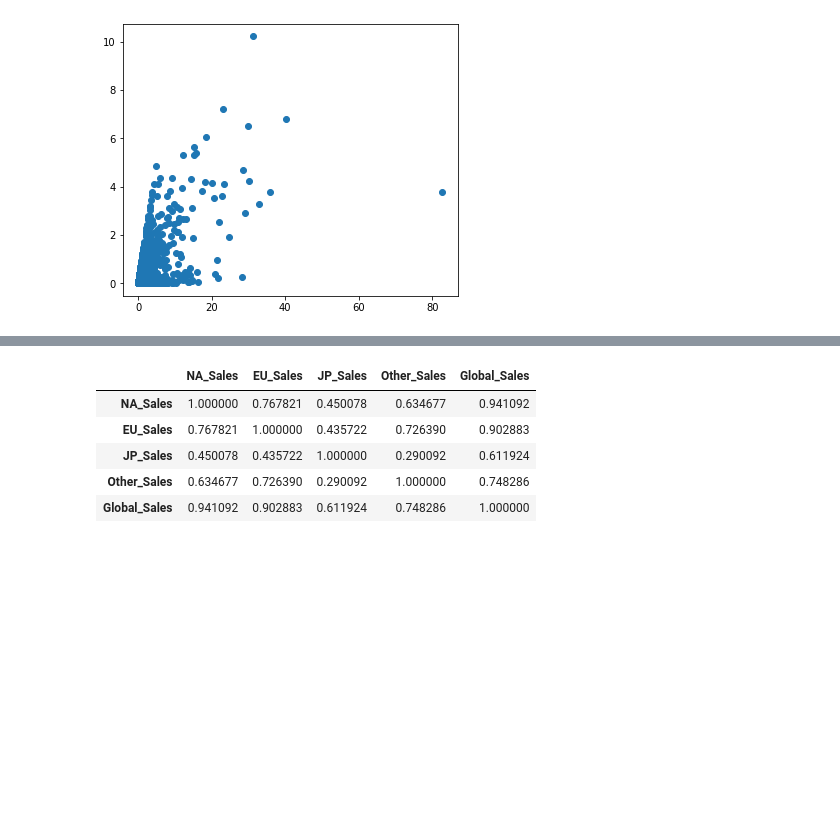
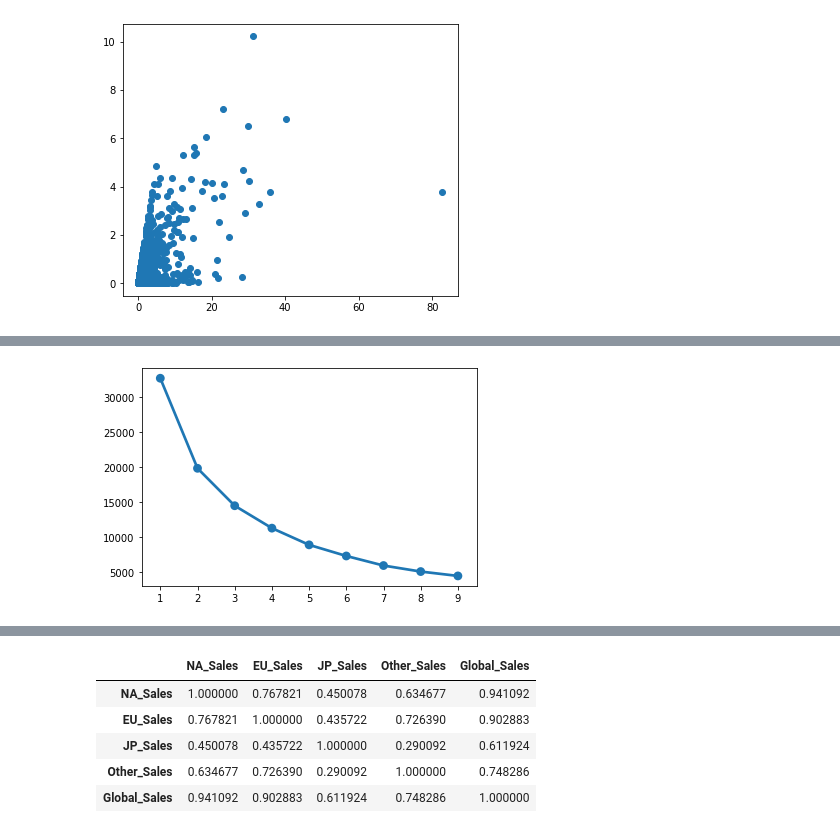
Before and after one commit to nan-park/section1_project, a Jupyter notebook: AI_section1_project.ipynb, the cells around one changed output, grey strips where cells are left out. Drawn from its saved outputs; the diff is of its cells as text; code cells hidden in the pictures; blank space fills up the shorter version.

```diff
--- a/AI_section1_project.ipynb
+++ b/AI_section1_project.ipynb
@@ -734,0 +740,8 @@ cluster를 해보면 그게 나올까..?
+# %%
+# 표준화
+scaler = StandardScaler()
+Z = scaler.fit_transform(df_clean.select_dtypes(include=['float'])) # Sales 표준화
+df_standard = df_clean.copy()
+for i in range(len(sales_include_sum)):
+  df_standard.loc[:, sales_include_sum[i]] = Z[:, i]
+df_standard.head(5)
@@ -734,0 +755,14 @@ cluster를 해보면 그게 나올까..?
+# %%
+# KMeans Clustering(Global, JP)
+# elbow method
+sse = {}
+
+for k in range(1, 10):
+  kmeans = KMeans(n_clusters=k, random_state=42)
+  kmeans.fit(Z[:, [0, 2]])  # NA, JP
+  sse[k] = kmeans.inertia_
+# %%
+sns.pointplot(x=list(sse.keys()), y=list(sse.values()))
+plt.show()  # 딱히 최적의 k가.. 5 정도?
+# %% [output]
+[figure, added]
```
Also changed, not shown: parts of 28 cells of this notebook.
